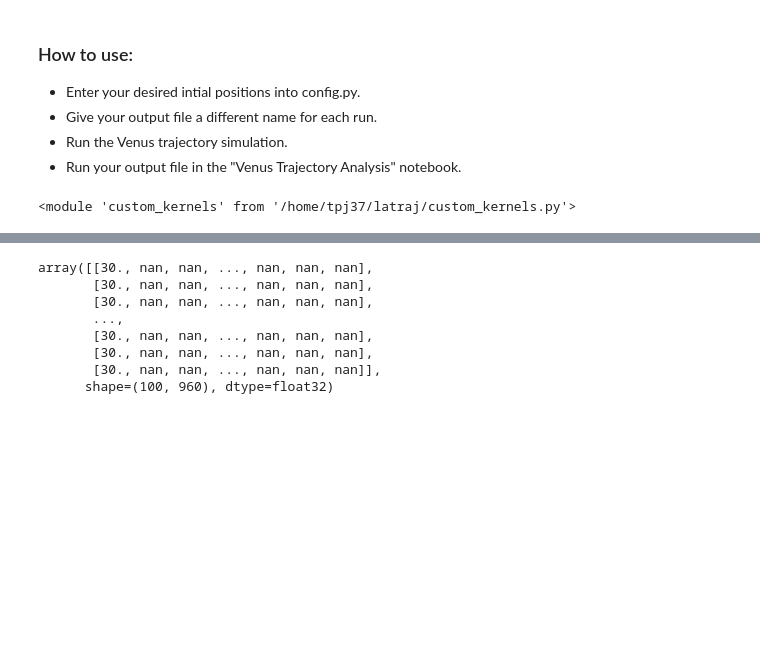
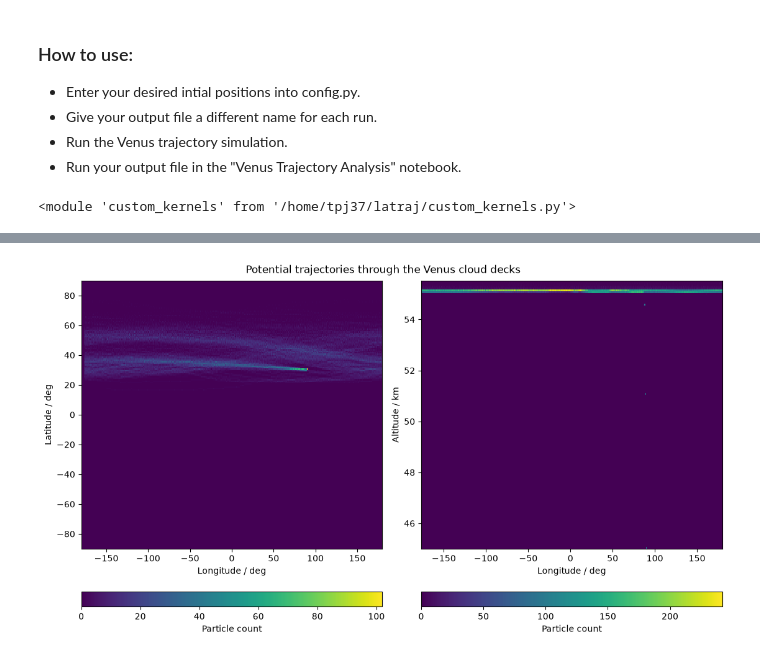
Before and after one commit to maureenjcohen/latraj, a Jupyter notebook: datasets.ipynb, the cells around one changed output, grey strips where cells are left out. Drawn from its saved outputs; the diff is of its cells as text; code cells hidden in the pictures; blank space fills up the shorter version.

```diff
--- a/datasets.ipynb
+++ b/datasets.ipynb
@@ -25,14 +26,6 @@ OverflowError: math range error
 # %%
 from heatmap import double_heatmap
 ds = xr.open_zarr('outputs/KernelTest.zarr')
 double_heatmap(ds)
-ds.lat.values
 # %% [output]
-array([[30., nan, nan, ..., nan, nan, nan],
-       [30., nan, nan, ..., nan, nan, nan],
-       [30., nan, nan, ..., nan, nan, nan],
-       ...,
-       [30., nan, nan, ..., nan, nan, nan],
-       [30., nan, nan, ..., nan, nan, nan],
-       [30., nan, nan, ..., nan, nan, nan]],
-      shape=(100, 960), dtype=float32)
+[figure, added]
```
Also changed, not shown: parts of 2 cells of this notebook, 2 other files.
